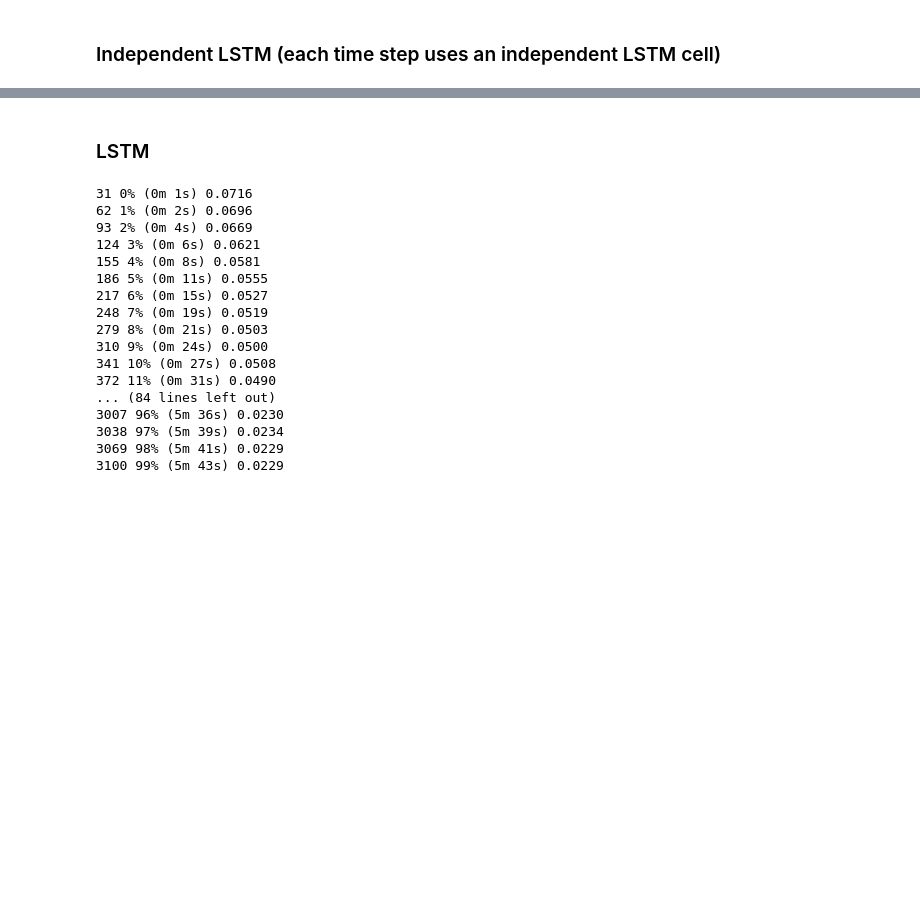
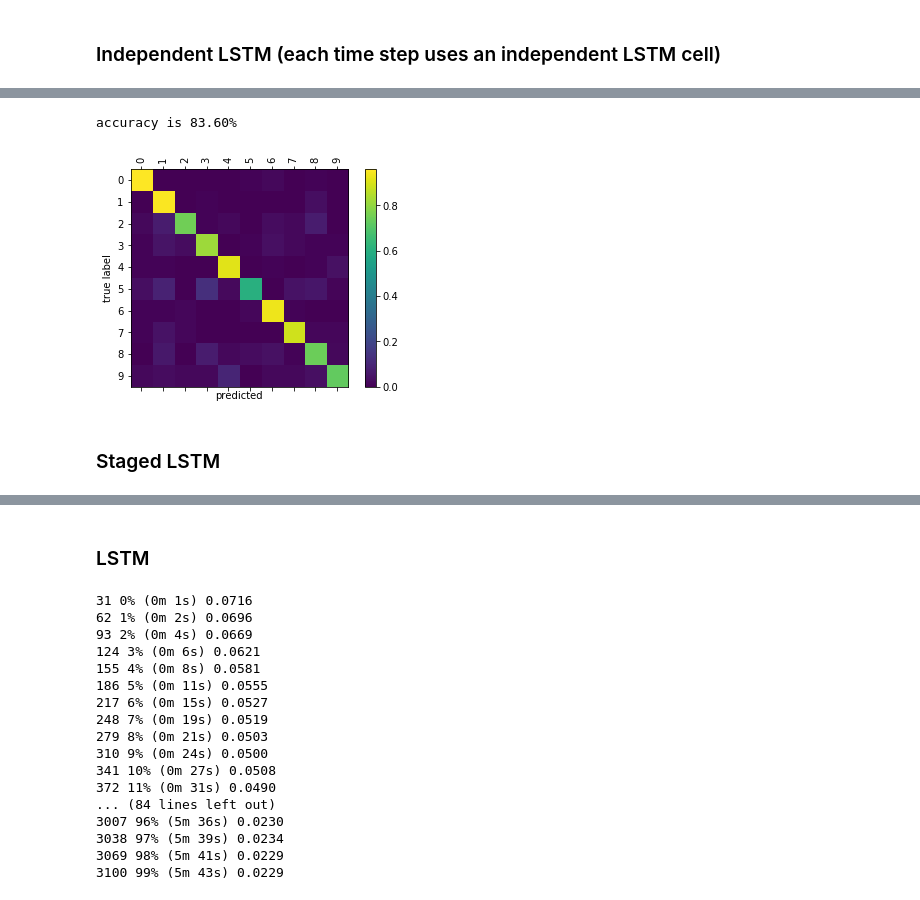
Before and after one commit to nathanwang000/sequence_fun, a Jupyter notebook: sequence_fun.ipynb, the cells around one changed output, grey strips where cells are left out. Cells and saved outputs as stored; diff of their text form; code cells hidden in the pictures; blank space fills up the shorter version.

```diff
--- a/sequence_fun.ipynb
+++ b/sequence_fun.ipynb
@@ -112,0 +190,10 @@ class RNN_ILSTM(nn.Module):
+# %%
+n_categories = 10
+evaluation = Evaluation(net, MNIST_add_data(test_set, min_length=1, max_length=1))
+confusion = evaluation.confusion(n_categories, n_confusion=1000)
+plot_confusion(confusion)
+# %% [output]
+accuracy is 83.60%
+[figure, added]
+# %% [markdown]
+### Staged LSTM
```
Also changed, not shown: parts of 11 cells of this notebook, 2 other files.
